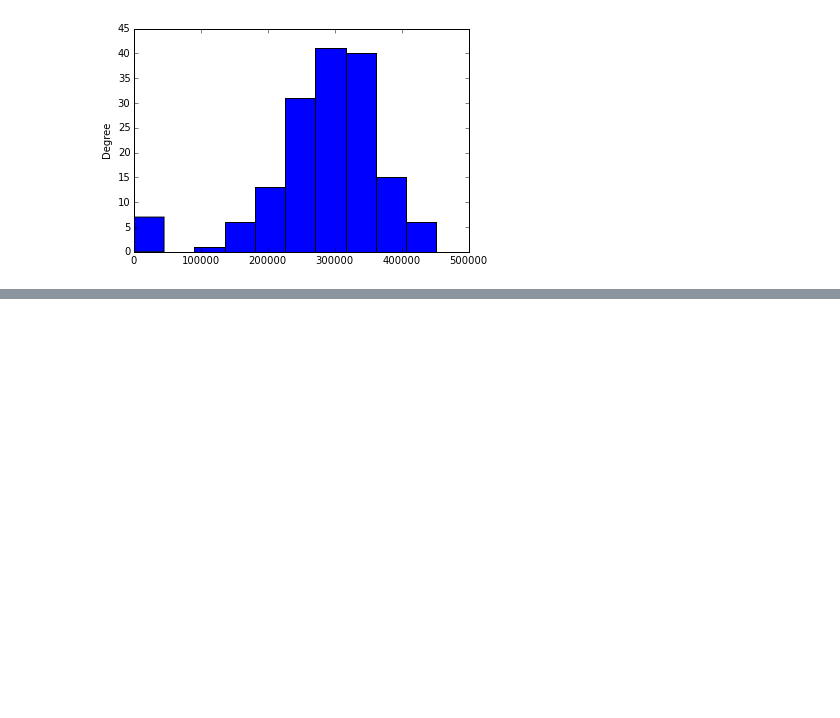
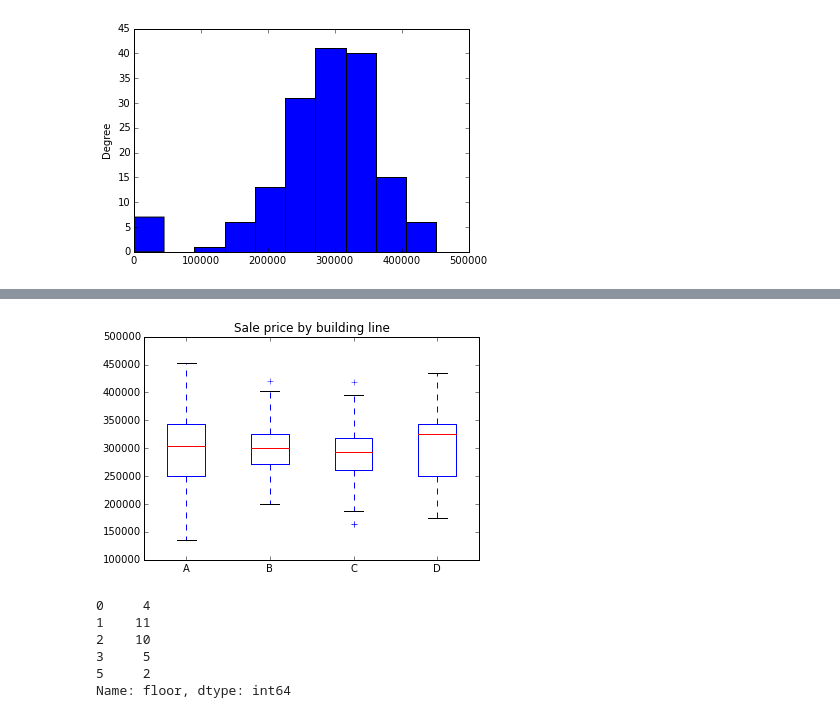
Before and after one commit to Jwerberg/slideruleprojects, a Jupyter notebook: Initial Coop Data Story.ipynb, the cells around one changed output, grey strips where cells are left out. Saved outputs shown, nothing was run; the diff lists cells and outputs as text; code cells hidden in the pictures; blank space fills up the shorter version.

```diff
--- a/Initial Coop Data Story.ipynb
+++ b/Initial Coop Data Story.ipynb
@@ -172,0 +194,13 @@ dtype: int64
+# %%
+lines=sales.line.unique()
+lines.sort()
+lines
+data = []
+for l in lines:
+    data.append([sales[sales.line==l].docamount])
+
+plt.boxplot(data,labels=lines)
+plt.title('Sale price by building line')
+plt.show()
+# %% [output]
+[figure, added]
@@ -172,0 +218,10 @@ dtype: int64
+# %%
+sales['floor']=[justdigits(s) for s in sales['unit']]
+sales.floor.head()
+# %% [output]
+0     4
+1    11
+2    10
+3     5
+5     2
+Name: floor, dtype: int64
```
Also changed, not shown: parts of 10 cells of this notebook.
